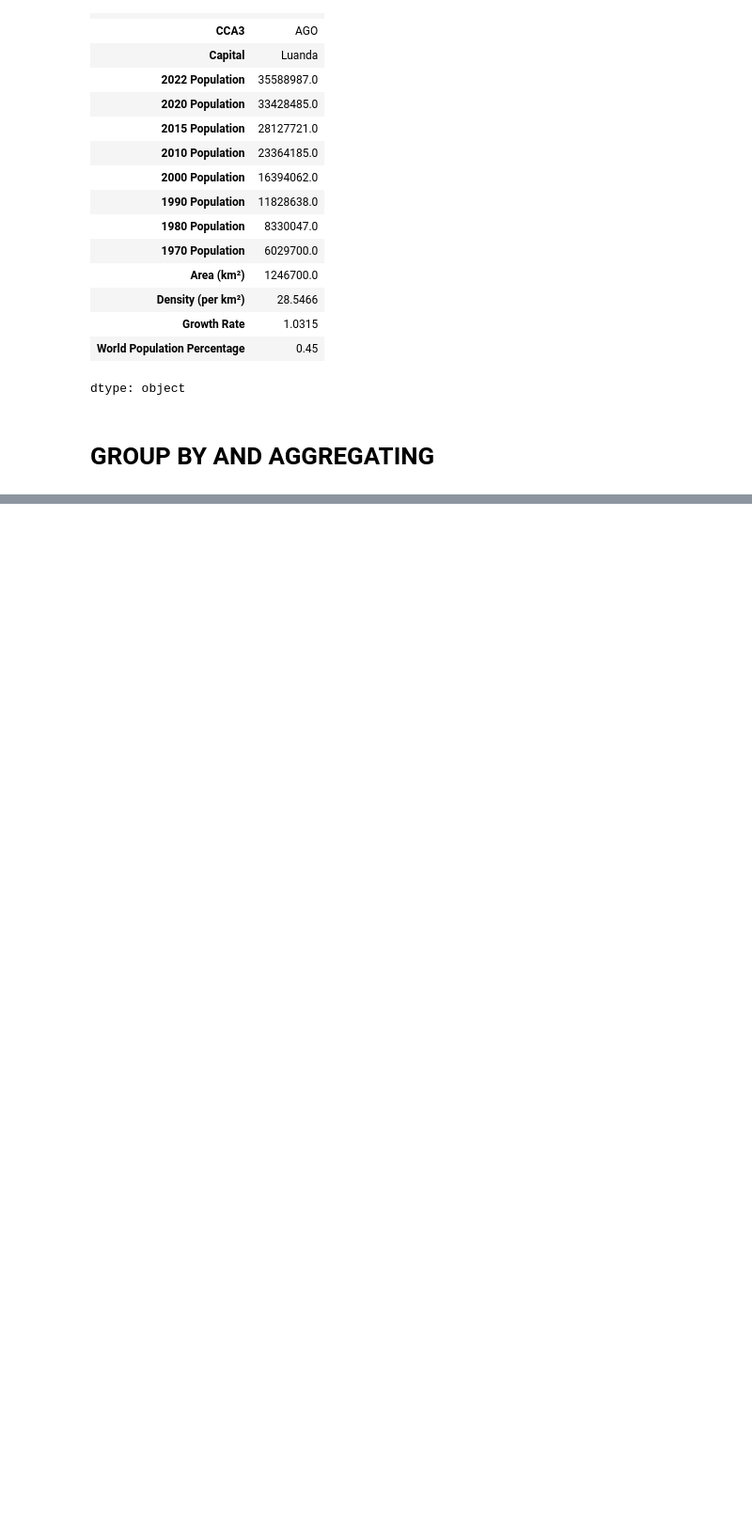
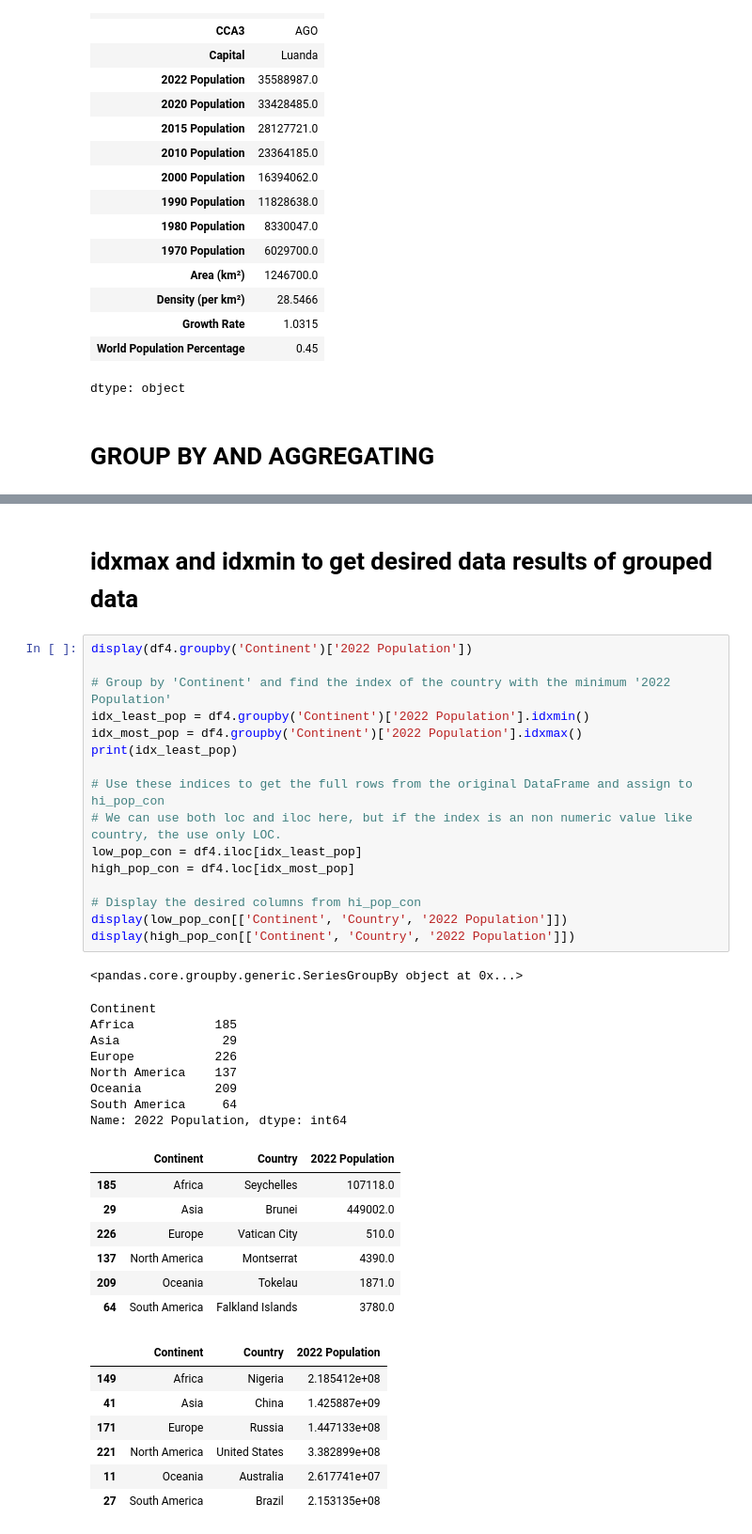
Before and after one commit to vs-06/Project_C-Refocus, a Jupyter notebook: fcc_MAGIC.ipynb, the cells around one changed output, grey strips where cells are left out. Shown at 94% size. Saved outputs shown, nothing was run; the diff lists cells and outputs as text; blank space fills up the shorter version.

```diff
--- a/fcc_MAGIC.ipynb
+++ b/fcc_MAGIC.ipynb
@@ -300,0 +355,42 @@ dtype: object
+# %% [markdown]
+# idxmax and idxmin to get desired data results of grouped data
+# %%
+display(df4.groupby('Continent')['2022 Population'])
+
+# Group by 'Continent' and find the index of the country with the minimum '2022 Population'
+idx_least_pop = df4.groupby('Continent')['2022 Population'].idxmin()
+idx_most_pop = df4.groupby('Continent')['2022 Population'].idxmax()
+print(idx_least_pop)
+
+# Use these indices to get the full rows from the original DataFrame and assign to hi_pop_con
+# We can use both loc and iloc here, but if the index is an non numeric value like country, the use only LOC.
+low_pop_con = df4.iloc[idx_least_pop]
+high_pop_con = df4.loc[idx_most_pop]
+
+# Display the desired columns from hi_pop_con
+display(low_pop_con[['Continent', 'Country', '2022 Population']])
+display(high_pop_con[['Continent', 'Country', '2022 Population']])
+# %% [output]
+<pandas.core.groupby.generic.SeriesGroupBy object at 0x...>
+Continent
+Africa           185
+Asia              29
+Europe           226
+North America    137
+Oceania          209
+South America     64
+Name: 2022 Population, dtype: int64
+|  | Continent | Country | 2022 Population |
+| 185 | Africa | Seychelles | 107118.0 |
+| 29 | Asia | Brunei | 449002.0 |
+| 226 | Europe | Vatican City | 510.0 |
+| 137 | North America | Montserrat | 4390.0 |
+| 209 | Oceania | Tokelau | 1871.0 |
+| 64 | South America | Falkland Islands | 3780.0 |
+|  | Continent | Country | 2022 Population |
+| 149 | Africa | Nigeria | 2.185412e+08 |
+| 41 | Asia | China | 1.425887e+09 |
+| 171 | Europe | Russia | 1.447133e+08 |
+| 221 | North America | United States | 3.382899e+08 |
+| 11 | Oceania | Australia | 2.617741e+07 |
+| 27 | South America | Brazil | 2.153135e+08 |
```
Also changed, not shown: parts of 5 cells of this notebook.
